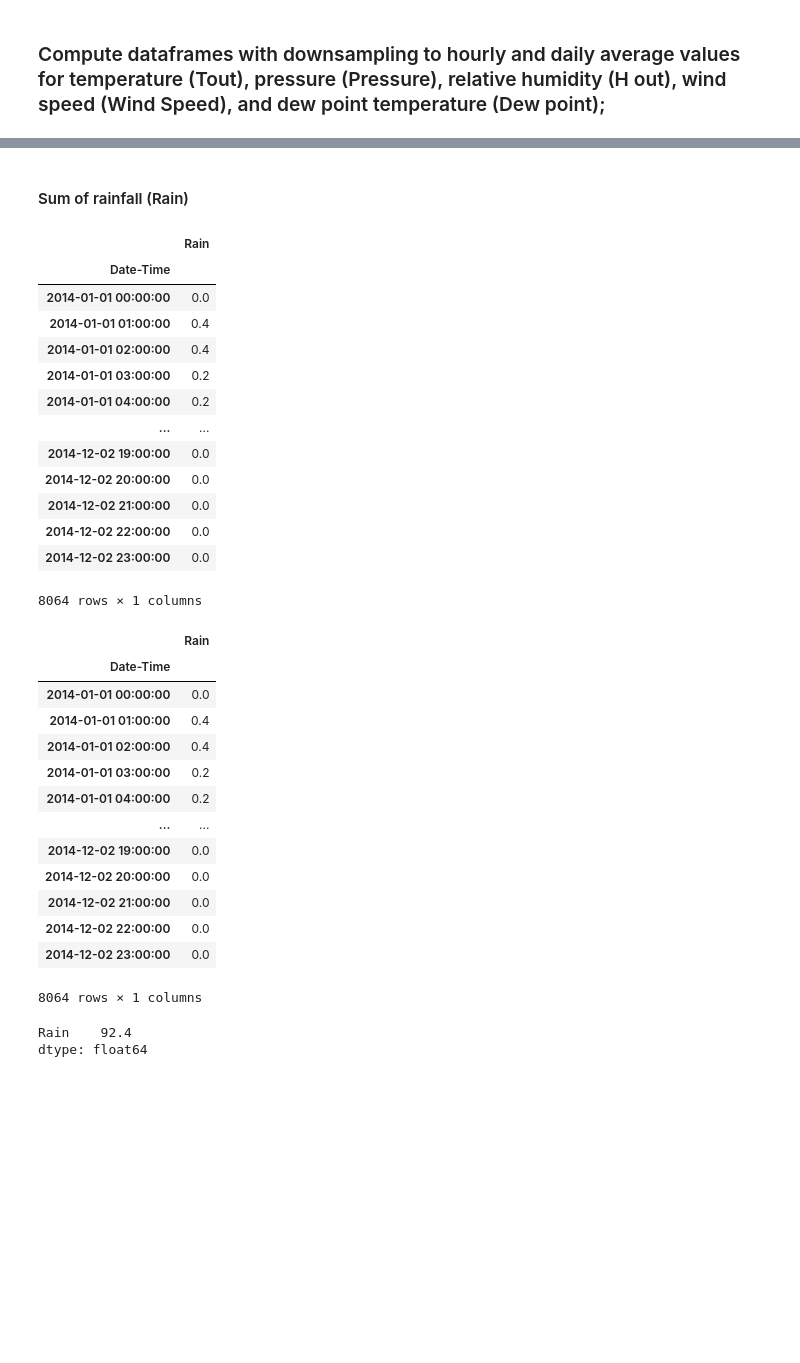
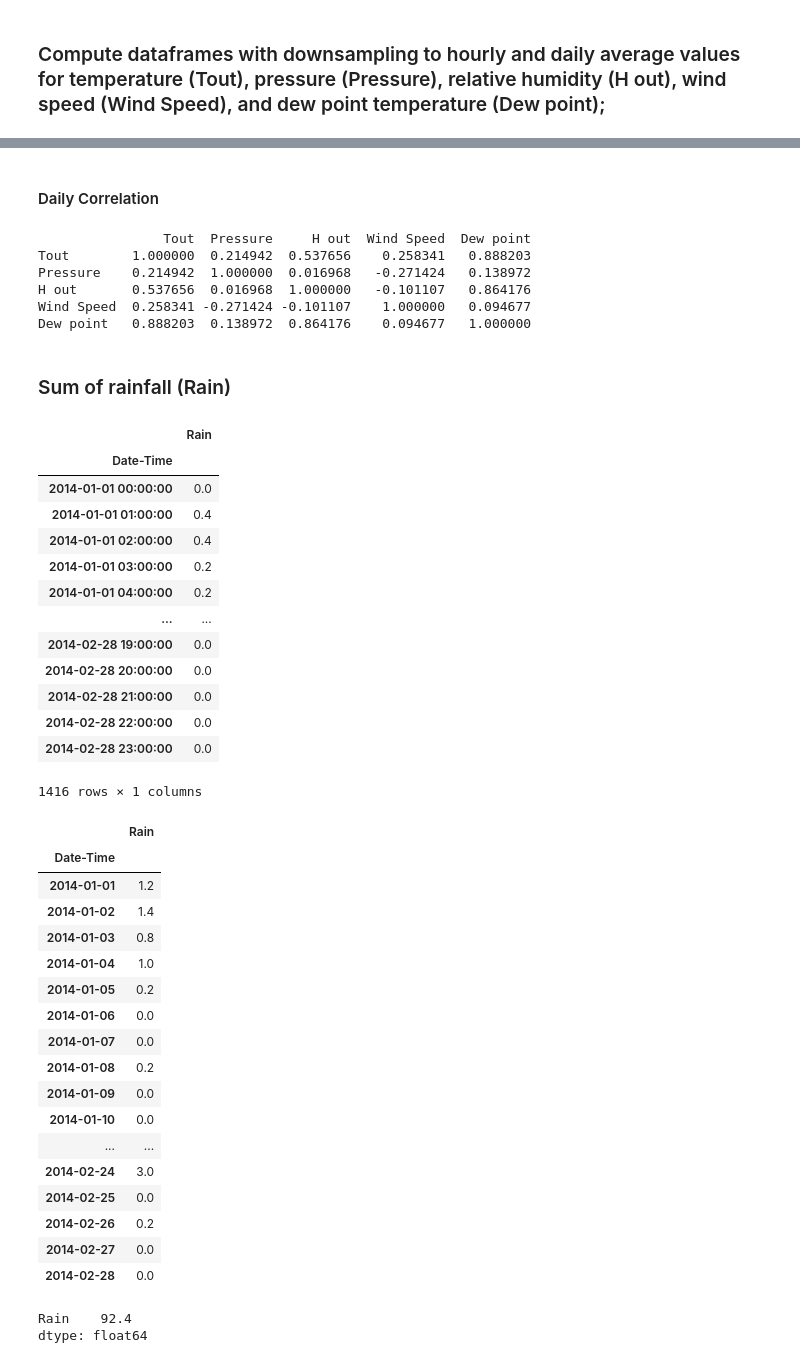
Before and after one commit to ccochato/computing_lectures, a Jupyter notebook: Exercises_Lesson_6_CARLOS.ipynb, the cells around one changed output, grey strips where cells are left out. Cells and saved outputs as stored; diff of their text form; code cells hidden in the pictures; blank space fills up the shorter version.

```diff
--- a/Exercises_Lesson_6_CARLOS.ipynb
+++ b/Exercises_Lesson_6_CARLOS.ipynb
@@ -88,12 +83,12 @@ tdata_meteodat = pd.read_csv("./meteodat.csv")
 headers = list(tdata_meteodat.columns.values)[2:]
 date = tdata_meteodat.values[0:, 0].ravel()
 time = tdata_meteodat.values[0:, 1].ravel()
-datetime = [date[i]+ str(" ")+time[i] for i in range(len(time))]
+datetime = [date[i]+ str("-")+time[i] for i in range(len(time))]
 array = tdata_meteodat.values[0:, 2:]
 # %%
 # Transform this data into a dataframe with an index of datetime
 dframe_meteodat = pd.DataFrame(array, columns = headers,  index = datetime)
-dframe_meteodat.index = pd.to_datetime(dframe_meteodat.index)
+dframe_meteodat.index = pd.to_datetime(dframe_meteodat.index, dayfirst = True)
 dframe_meteodat.index.names = ["Date-Time"]
 dframe_meteodat
 # %% [output]
@@ -157,5 +167,16 @@ new_meteodat_daily
+# %% [markdown]
+#### Daily Correlation
+# %%
+print(new_meteodat_daily.corr())
+# %% [output]
+                Tout  Pressure     H out  Wind Speed  Dew point
+Tout        1.000000  0.214942  0.537656    0.258341   0.888203
+Pressure    0.214942  1.000000  0.016968   -0.271424   0.138972
+H out       0.537656  0.016968  1.000000   -0.101107   0.864176
+Wind Speed  0.258341 -0.271424 -0.101107    1.000000   0.094677
+Dew point   0.888203  0.138972  0.864176    0.094677   1.000000
 # %% [markdown]
-#### Sum of rainfall (Rain)
+### Sum of rainfall (Rain)
 # %%
 rain_meteodat = dframe_meteodat[['Rain']]
 rain_meteodat_hourly = rain_meteodat.resample("1H").sum()
@@ -169,30 +190,34 @@ rain_meteodat_hourly
 | 2014-01-01 03:00:00 | 0.2 |
 | 2014-01-01 04:00:00 | 0.2 |
 | ... | ... |
-| 2014-12-02 19:00:00 | 0.0 |
-| 2014-12-02 20:00:00 | 0.0 |
-| 2014-12-02 21:00:00 | 0.0 |
-| 2014-12-02 22:00:00 | 0.0 |
-| 2014-12-02 23:00:00 | 0.0 |
+| 2014-02-28 19:00:00 | 0.0 |
+| 2014-02-28 20:00:00 | 0.0 |
+| 2014-02-28 21:00:00 | 0.0 |
+| 2014-02-28 22:00:00 | 0.0 |
+| 2014-02-28 23:00:00 | 0.0 |
-8064 rows × 1 columns
+1416 rows × 1 columns
 # %%
-rain_meteodat_daily = rain_meteodat.resample("1H").sum()
+rain_meteodat_daily = rain_meteodat.resample("1D").sum()
 rain_meteodat_daily
 # %% [output]
 |  | Rain |
 | Date-Time |  |
-| 2014-01-01 00:00:00 | 0.0 |
-| 2014-01-01 01:00:00 | 0.4 |
-| 2014-01-01 02:00:00 | 0.4 |
-| 2014-01-01 03:00:00 | 0.2 |
-| 2014-01-01 04:00:00 | 0.2 |
+| 2014-01-01 | 1.2 |
+| 2014-01-02 | 1.4 |
+| 2014-01-03 | 0.8 |
+| 2014-01-04 | 1.0 |
+| 2014-01-05 | 0.2 |
+| 2014-01-06 | 0.0 |
+| 2014-01-07 | 0.0 |
+| 2014-01-08 | 0.2 |
+| 2014-01-09 | 0.0 |
+| 2014-01-10 | 0.0 |
 | ... | ... |
-| 2014-12-02 19:00:00 | 0.0 |
-| 2014-12-02 20:00:00 | 0.0 |
-| 2014-12-02 21:00:00 | 0.0 |
-| 2014-12-02 22:00:00 | 0.0 |
-| 2014-12-02 23:00:00 | 0.0 |
+| 2014-02-24 | 3.0 |
+| 2014-02-25 | 0.0 |
+| 2014-02-26 | 0.2 |
+| 2014-02-27 | 0.0 |
+| 2014-02-28 | 0.0 |
-8064 rows × 1 columns
 # %%
 rain_meteodat_sum = rain_meteodat.sum()
 rain_meteodat_sum
```
Also changed, not shown: parts of 22 cells of this notebook.
